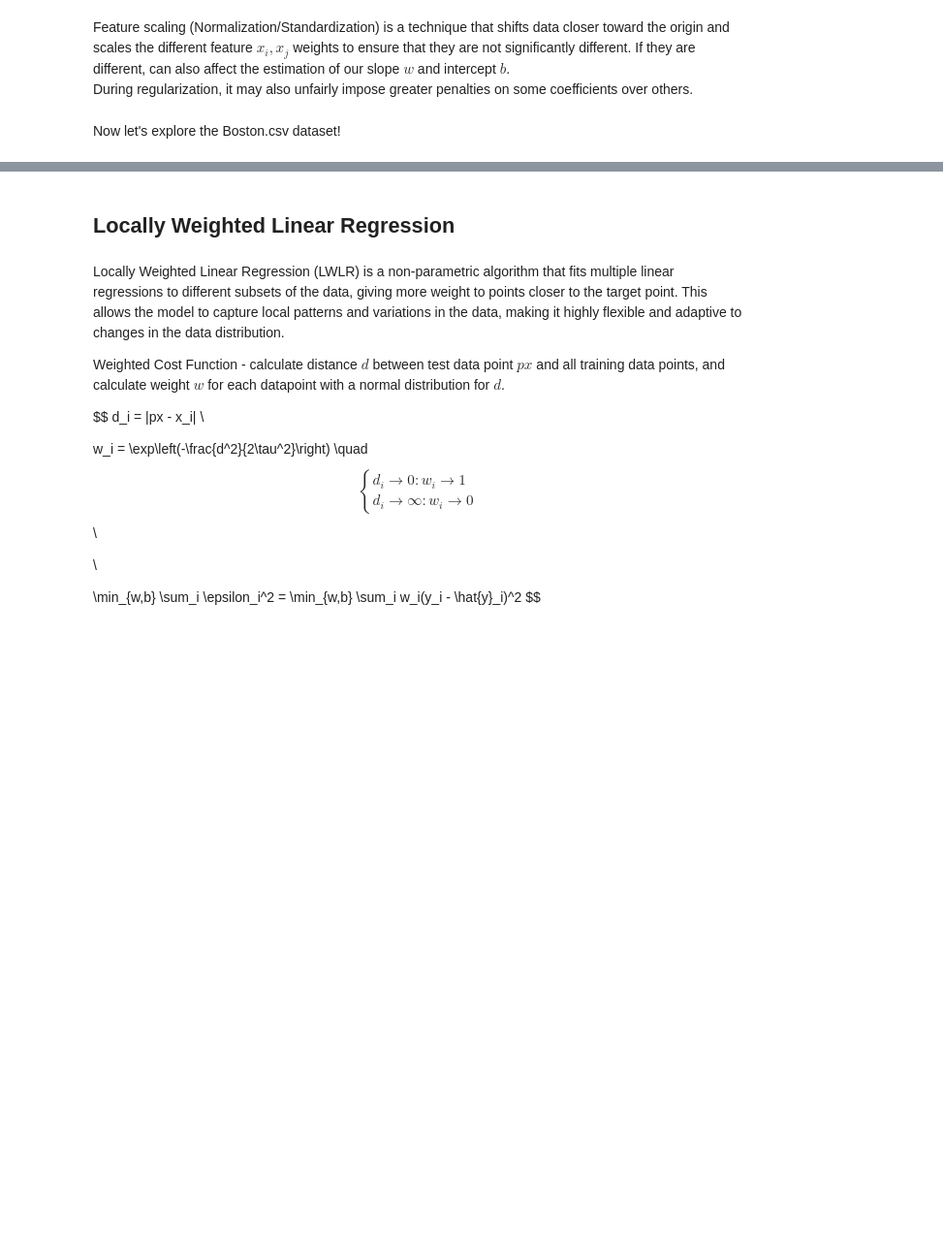
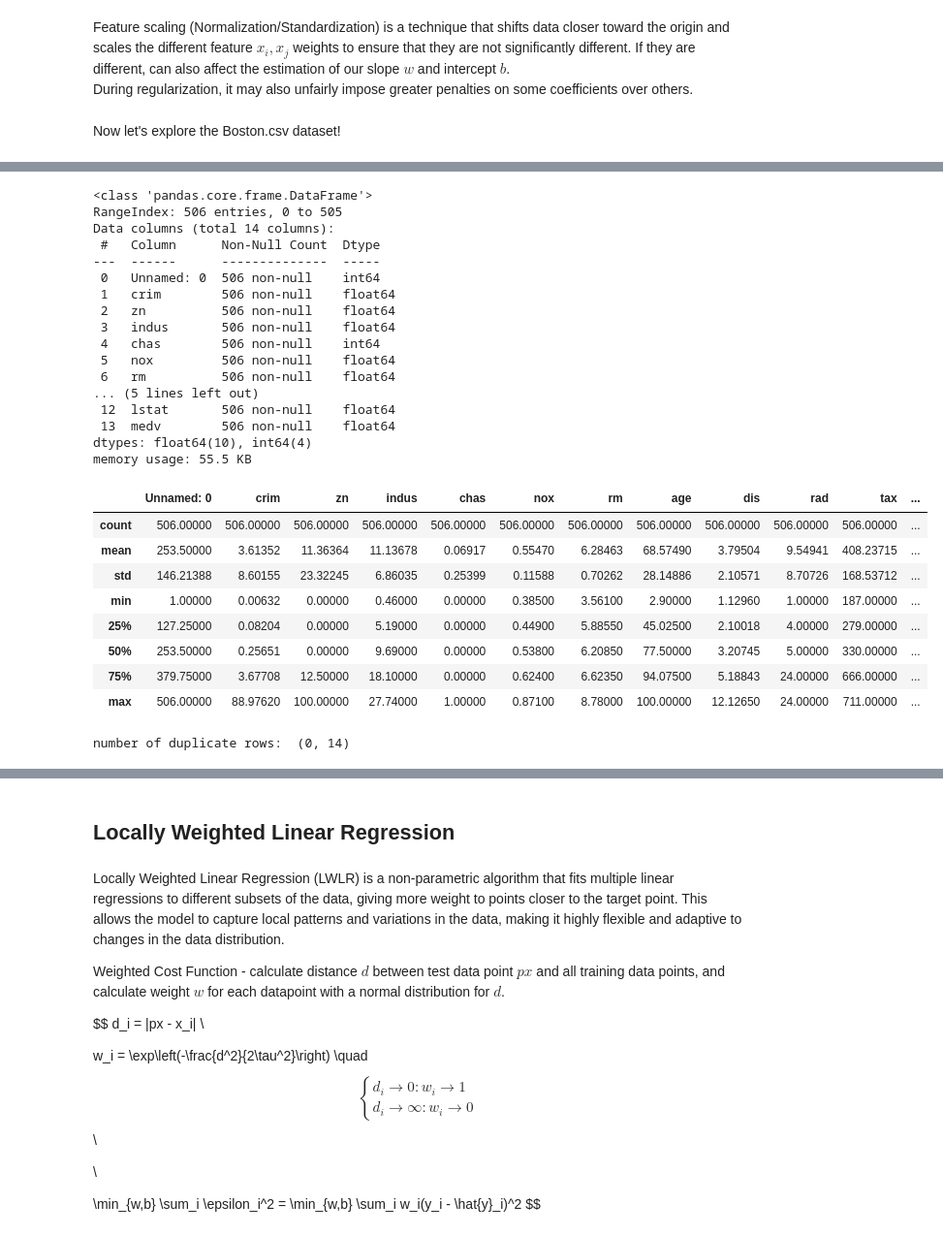
Before and after one commit to ylangylangg/MY-DAC-Curriculum, a Jupyter notebook: DAC-006_Machine_Learning/DAC-006-Intro_to_ML_Session_1_Student.ipynb, the cells around one changed output, grey strips where cells are left out. Shown: that part at 97% size. Cells and saved outputs as stored; diff of their text form; code cells hidden in the pictures; blank space fills up the shorter version.

```diff
--- a/DAC-006_Machine_Learning/DAC-006-Intro_to_ML_Session_1_Student.ipynb
+++ b/DAC-006_Machine_Learning/DAC-006-Intro_to_ML_Session_1_Student.ipynb
@@ -174,2 +180,4 @@ Now let's explore the Boston.csv dataset!
 # %%
 # Read our data into a dataframe
+data = pd.read_csv('datasets/Boston.csv')
+data.shape
@@ -194,3 +222,39 @@ These are what the column names represent:
+# %%
+data.info(show_counts=True)
+pd.options.display.float_format = '{:.5f}'.format
+data.describe()
+# %% [output]
+<class 'pandas.core.frame.DataFrame'>
+RangeIndex: 506 entries, 0 to 505
+Data columns (total 14 columns):
+ #   Column      Non-Null Count  Dtype
+---  ------      --------------  -----
+ 0   Unnamed: 0  506 non-null    int64
+ 1   crim        506 non-null    float64
+ 2   zn          506 non-null    float64
+ 3   indus       506 non-null    float64
+ 4   chas        506 non-null    int64
+ 5   nox         506 non-null    float64
+ 6   rm          506 non-null    float64
+... (5 lines left out)
+ 12  lstat       506 non-null    float64
+ 13  medv        506 non-null    float64
+dtypes: float64(10), int64(4)
+memory usage: 55.5 KB
+|  | Unnamed: 0 | crim | zn | indus | chas | nox | rm | age | dis | rad | tax | ... |
+| count | 506.00000 | 506.00000 | 506.00000 | 506.00000 | 506.00000 | 506.00000 | 506.00000 | 506.00000 | 506.00000 | 506.00000 | 506.00000 | ... |
+| mean | 253.50000 | 3.61352 | 11.36364 | 11.13678 | 0.06917 | 0.55470 | 6.28463 | 68.57490 | 3.79504 | 9.54941 | 408.23715 | ... |
+| std | 146.21388 | 8.60155 | 23.32245 | 6.86035 | 0.25399 | 0.11588 | 0.70262 | 28.14886 | 2.10571 | 8.70726 | 168.53712 | ... |
+| min | 1.00000 | 0.00632 | 0.00000 | 0.46000 | 0.00000 | 0.38500 | 3.56100 | 2.90000 | 1.12960 | 1.00000 | 187.00000 | ... |
+| 25% | 127.25000 | 0.08204 | 0.00000 | 5.19000 | 0.00000 | 0.44900 | 5.88550 | 45.02500 | 2.10018 | 4.00000 | 279.00000 | ... |
+| 50% | 253.50000 | 0.25651 | 0.00000 | 9.69000 | 0.00000 | 0.53800 | 6.20850 | 77.50000 | 3.20745 | 5.00000 | 330.00000 | ... |
+| 75% | 379.75000 | 3.67708 | 12.50000 | 18.10000 | 0.00000 | 0.62400 | 6.62350 | 94.07500 | 5.18843 | 24.00000 | 666.00000 | ... |
+| max | 506.00000 | 88.97620 | 100.00000 | 27.74000 | 1.00000 | 0.87100 | 8.78000 | 100.00000 | 12.12650 | 24.00000 | 711.00000 | ... |
+# %%
+duplicate_rows_data = data[data.duplicated()]
+print("number of duplicate rows: ", duplicate_rows_data.shape)
+# %% [output]
+number of duplicate rows:  (0, 14)
 # %%
 # Convert the first column into the index
 # alternatively, pd.read_csv('datasets/Boston.csv', index_col=0) can be used
```
Also changed, not shown: parts of 10 cells of this notebook, 1 other file.
